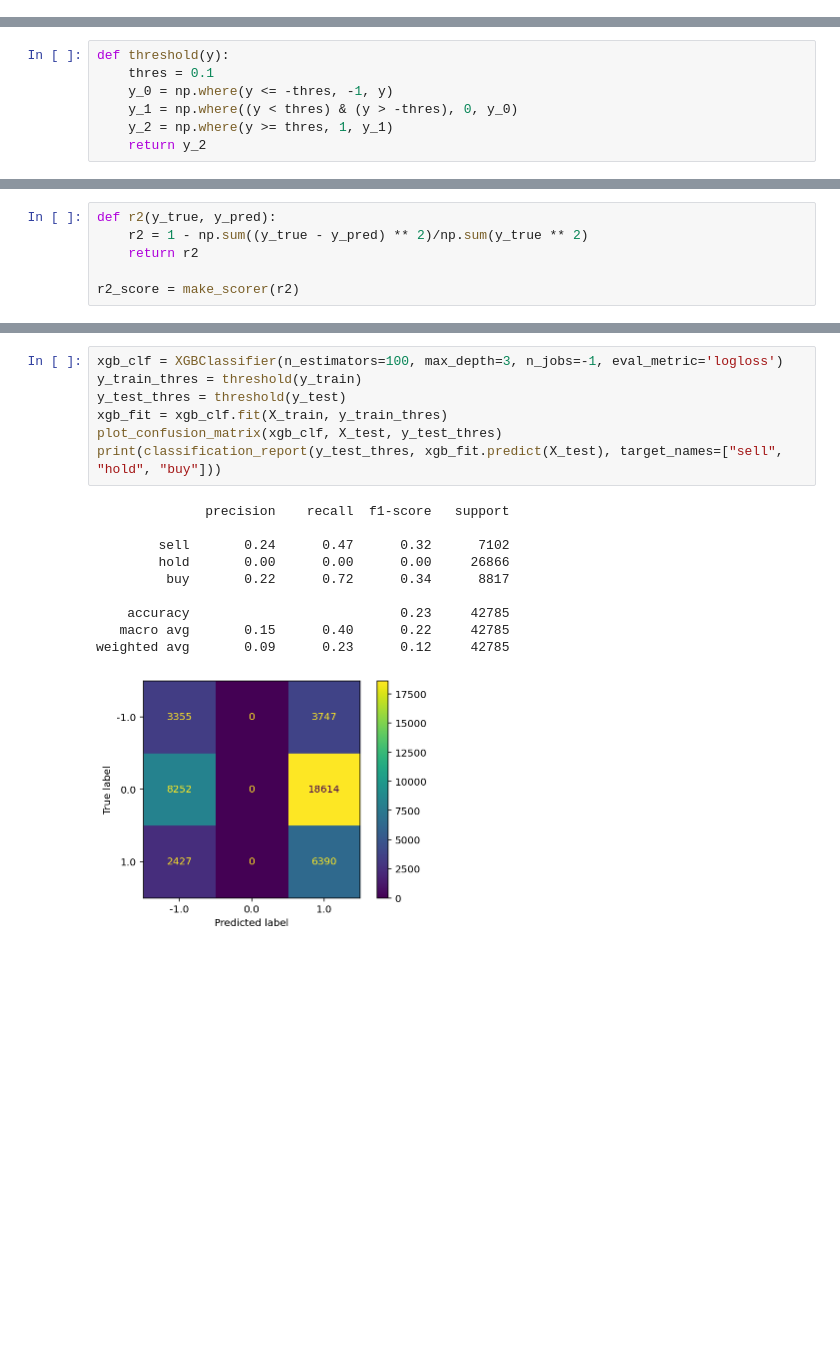
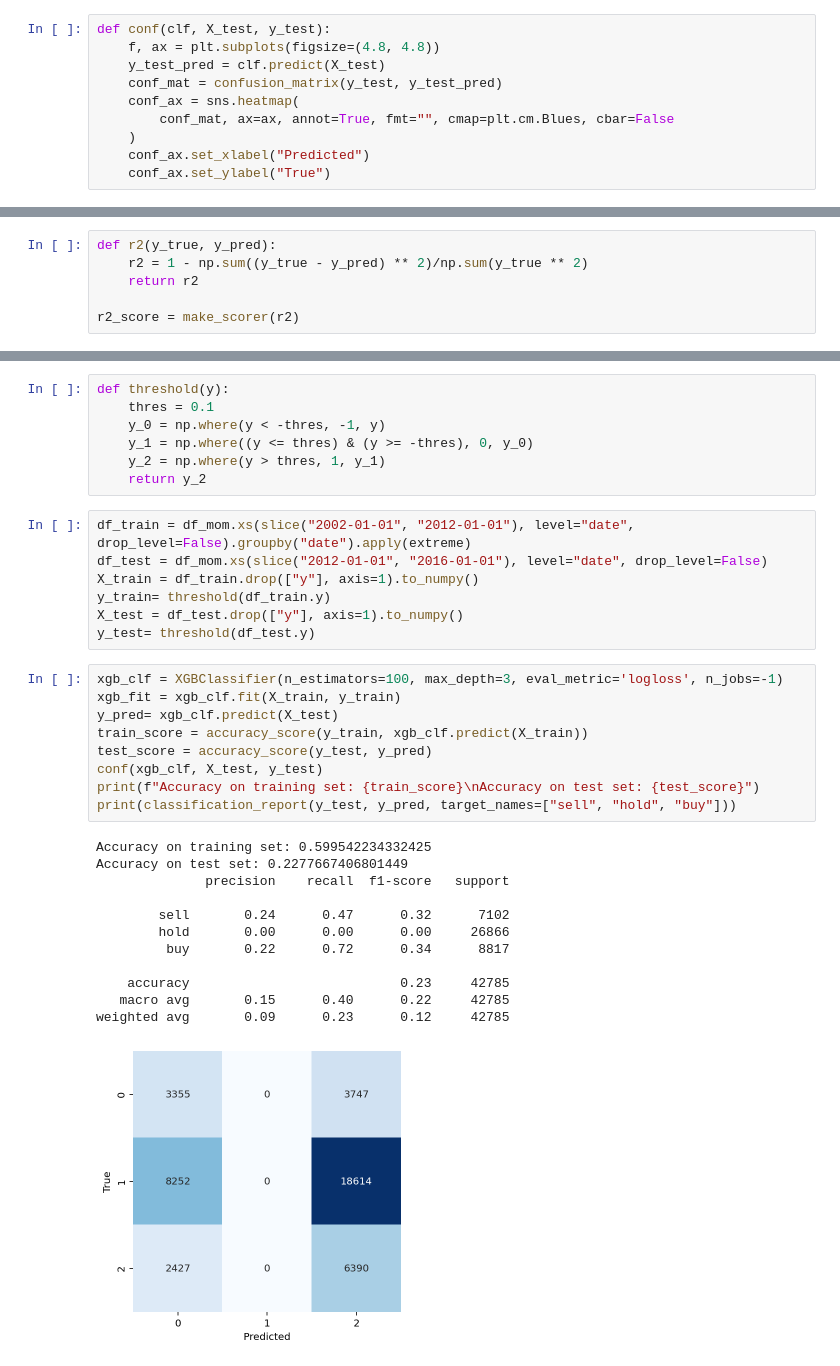
Before and after one commit to iewaij/tseu, a Jupyter notebook: notebooks/fundamental_backtest_mooom.ipynb, the cells around one changed output, grey strips where cells are left out. Saved outputs shown, nothing was run; the diff lists cells and outputs as text; blank space fills up the shorter version.

```diff
--- a/notebooks/fundamental_backtest_mooom.ipynb
+++ b/notebooks/fundamental_backtest_mooom.ipynb
@@ -25,13 +30,16 @@ df = pd.read_parquet("../data/compustat_ibes_raw_alpha.1.parquet")
+# %%
+def conf(clf, X_test, y_test):
+    f, ax = plt.subplots(figsize=(4.8, 4.8))
+    y_test_pred = clf.predict(X_test)
+    conf_mat = confusion_matrix(y_test, y_test_pred)
+    conf_ax = sns.heatmap(
+        conf_mat, ax=ax, annot=True, fmt="", cmap=plt.cm.Blues, cbar=False
+    )
+    conf_ax.set_xlabel("Predicted")
+    conf_ax.set_ylabel("True")
 # %%
 def extreme(df):
     """Retain the 20% values that are the smallest and the 20% that are the largest."""
     top = df.y.quantile(0.8)
     low = df.y.quantile(0.2)
     return df[(df.y < low) | (df.y > top)]
-# %%
-def threshold(y):
-    thres = 0.1
-    y_0 = np.where(y <= -thres, -1, y)
-    y_1 = np.where((y < thres) & (y > -thres), 0, y_0)
-    y_2 = np.where(y >= thres, 1, y_1)
-    return y_2
@@ -108,18 +152,36 @@ R2 on test set: -0.02287041306154558
+# %%
+def threshold(y):
+    thres = 0.1
+    y_0 = np.where(y < -thres, -1, y)
+    y_1 = np.where((y <= thres) & (y >= -thres), 0, y_0)
+    y_2 = np.where(y > thres, 1, y_1)
+    return y_2
+# %%
+df_train = df_mom.xs(slice("2002-01-01", "2012-01-01"), level="date", drop_level=False).groupby("date").apply(extreme)
+df_test = df_mom.xs(slice("2012-01-01", "2016-01-01"), level="date", drop_level=False)
+X_train = df_train.drop(["y"], axis=1).to_numpy()
+y_train= threshold(df_train.y)
+X_test = df_test.drop(["y"], axis=1).to_numpy()
+y_test= threshold(df_test.y)
 # %%
-xgb_clf = XGBClassifier(n_estimators=100, max_depth=3, n_jobs=-1, eval_metric='logloss')
-y_train_thres = threshold(y_train)
-y_test_thres = threshold(y_test)
-xgb_fit = xgb_clf.fit(X_train, y_train_thres)
-plot_confusion_matrix(xgb_clf, X_test, y_test_thres)
-print(classification_report(y_test_thres, xgb_fit.predict(X_test), target_names=["sell", "hold", "buy"]))
+xgb_clf = XGBClassifier(n_estimators=100, max_depth=3, eval_metric='logloss', n_jobs=-1)
+xgb_fit = xgb_clf.fit(X_train, y_train)
+y_pred= xgb_clf.predict(X_test)
+train_score = accuracy_score(y_train, xgb_clf.predict(X_train))
+test_score = accuracy_score(y_test, y_pred)
+conf(xgb_clf, X_test, y_test)
+print(f"Accuracy on training set: {train_score}\nAccuracy on test set: {test_score}")
+print(classification_report(y_test, y_pred, target_names=["sell", "hold", "buy"]))
 # %% [output]
+Accuracy on training set: 0.599542234332425
+Accuracy on test set: 0.2277667406801449
               precision    recall  f1-score   support
 
         sell       0.24      0.47      0.32      7102
         hold       0.00      0.00      0.00     26866
          buy       0.22      0.72      0.34      8817
 
     accuracy                           0.23     42785
    macro avg       0.15      0.40      0.22     42785
 weighted avg       0.09      0.23      0.12     42785
-[figure, old version]
+[figure, new version]
```
Also changed, not shown: parts of 21 cells of this notebook.
